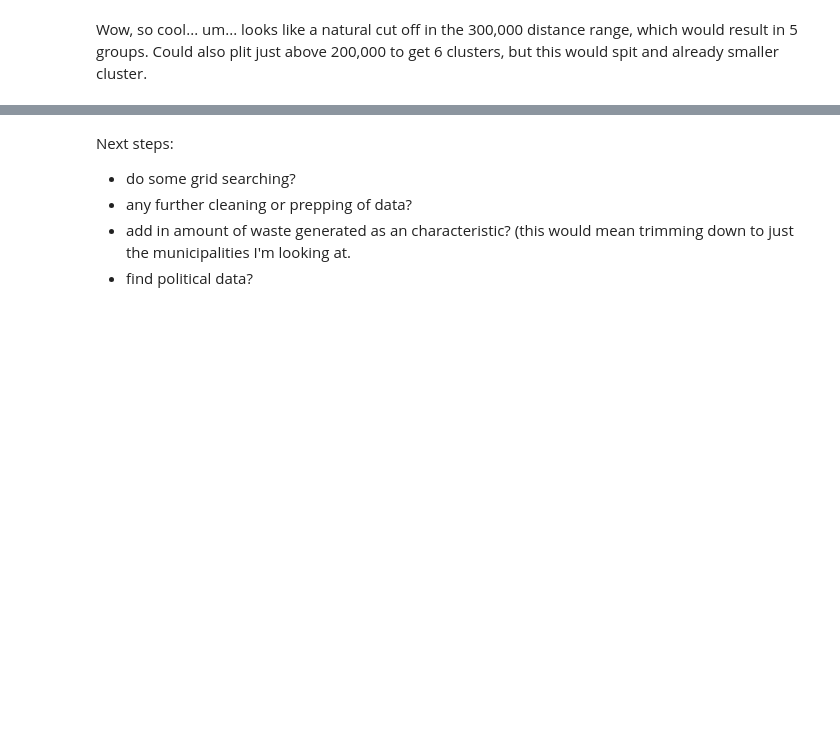
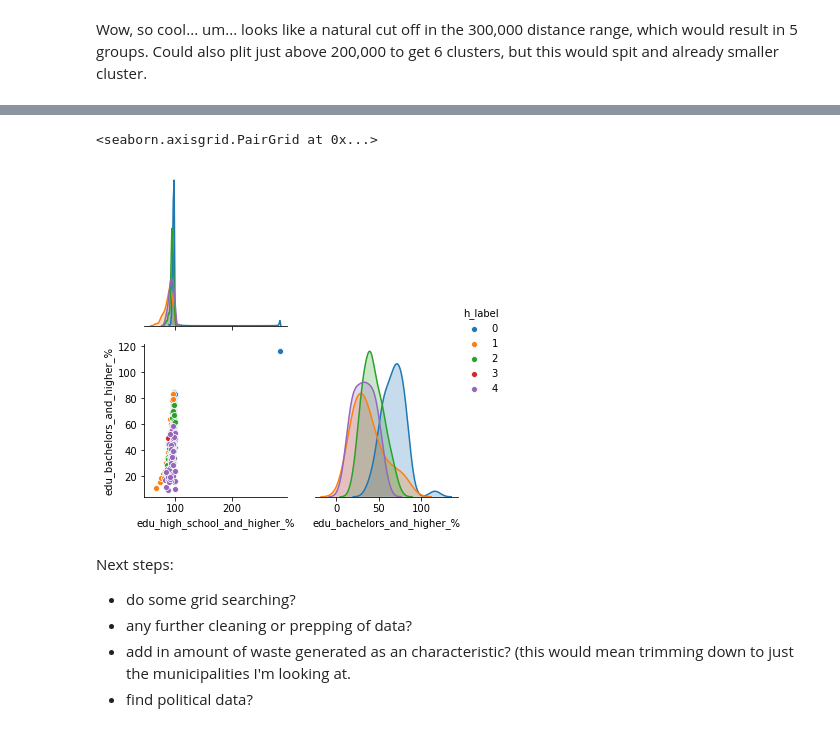
Before and after one commit to DGiulietti/RecycleEffectivenessMA, a Jupyter notebook: part2.ipynb, the cells around one changed output, grey strips where cells are left out. Saved outputs shown, nothing was run; the diff lists cells and outputs as text; code cells hidden in the pictures; blank space fills up the shorter version.

```diff
--- a/part2.ipynb
+++ b/part2.ipynb
@@ -314,3 +535,8 @@ comb_char_clean.groupby(['h_label']).median().T
+# %%
+sns.pairplot(data =chars_df.loc[:,['edu_high_school_and_higher_%','edu_bachelors_and_higher_%','h_label']], hue = 'h_label', corner = True)
+# %% [output]
+<seaborn.axisgrid.PairGrid at 0x...>
+[figure, added]
 # %% [markdown]
 Next steps:
 
```
Also changed, not shown: parts of 84 cells of this notebook, 24 other files.
